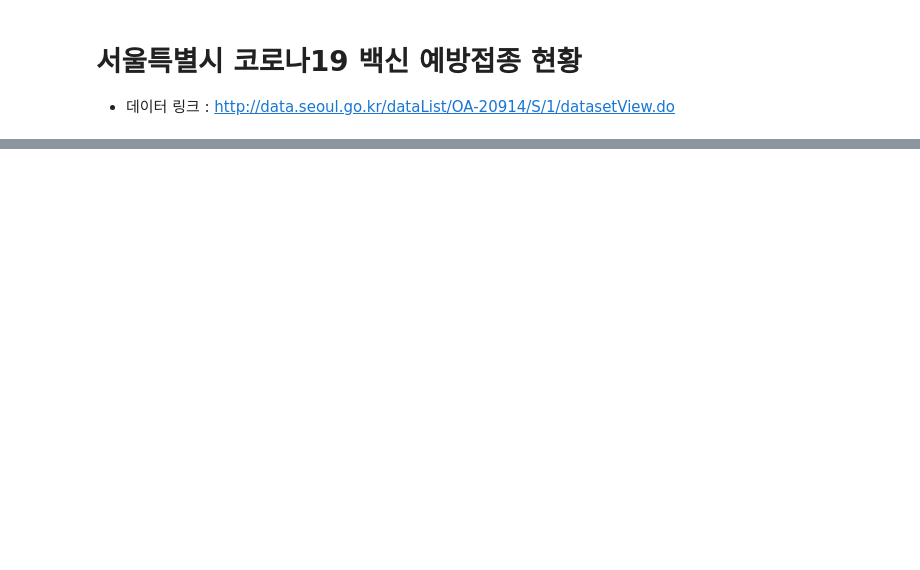
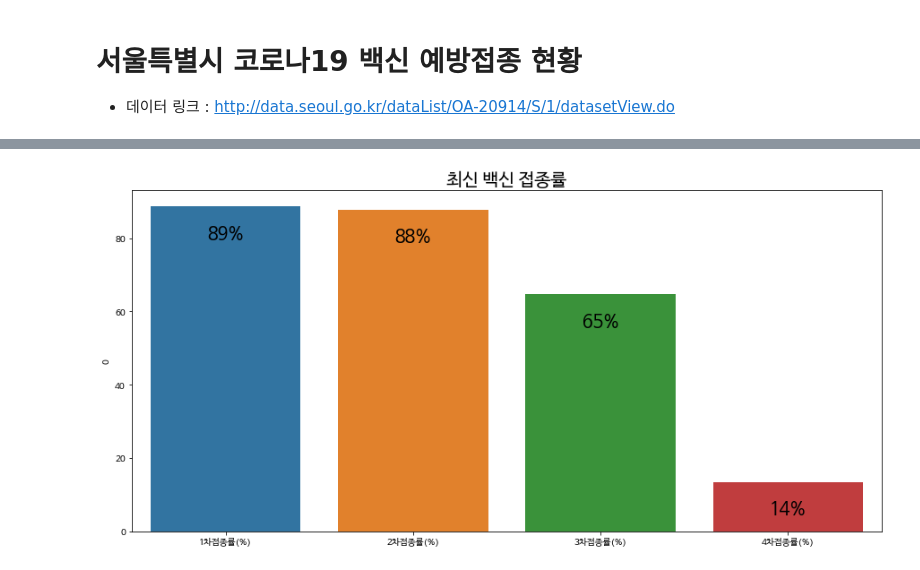
Before and after one commit to ysw2946/Daily_EDA, a Jupyter notebook: 서울특별시 코로나19 백신 예방접종 현황.ipynb, the cells around one changed output, grey strips where cells are left out. Drawn from its saved outputs; the diff is of its cells as text; code cells hidden in the pictures; blank space fills up the shorter version.

```diff
--- a/서울특별시 코로나19 백신 예방접종 현황.ipynb
+++ b/서울특별시 코로나19 백신 예방접종 현황.ipynb
@@ -71,10 +74 @@ data.isnull().sum()
 dtype: int64
-# %%
-def preprocessing(df):
-  df['년'] = df['접종일'].map(lambda x : x[:4])
-  df['월'] = df['접종일'].map(lambda x : x[5:7])
-  df['요일'] = df['접종일'].map(lambda x : datetime.strptime(x,'%Y.%m.%d').weekday()).astype('object')
-  df['접종일'] = pd.to_datetime(df['접종일'])
-  return df
-
-train = preprocessing(data)
@@ -326,0 +84,10 @@ tar.sort_values('당일 4차접종자 수',ascending=False)
+# %%
+def preprocessing(dataframe):
+  df = dataframe.copy()
+  df['년'] = df['접종일'].map(lambda x : x[:4])
+  df['월'] = df['접종일'].map(lambda x : x[5:7])
+  df['요일'] = df['접종일'].map(lambda x : datetime.strptime(x,'%Y.%m.%d').weekday()).astype('object')
+  df['접종일'] = pd.to_datetime(df['접종일'])
+  return df
+
+covid_19 = preprocessing(data)
@@ -326,0 +108,12 @@ tar.sort_values('당일 4차접종자 수',ascending=False)
+# %%
+plt.figure(figsize=(15,7))
+ax = sns.barplot(x = ['1차접종률(%)','2차접종률(%)','3차접종률(%)','4차접종률(%)'], y = covid_19[['1차접종률(%)','2차접종률(%)','3차접종률(%)','4차접종률(%)']].iloc[0])
+plt.title('최신 백신 접종률',size=20)
+
+for p in ax.patches:
+    ax.annotate("%.0f" % p.get_height() + '%', (p.get_x() + p.get_width()/2., p.get_height()-10),
+       ha='center', va='center', fontsize=20, color='black', xytext=(0, 10),
+       textcoords='offset points')
+plt.show()
+# %% [output]
+[figure, added]
```
Also changed, not shown: parts of 41 cells of this notebook.
